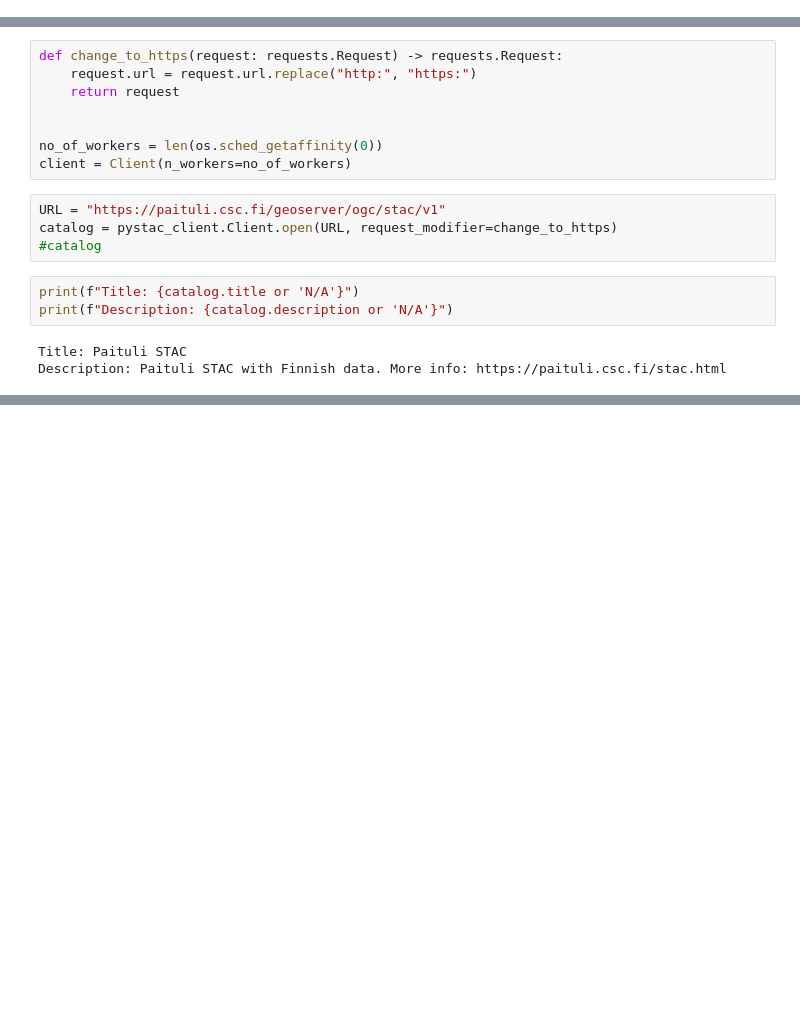
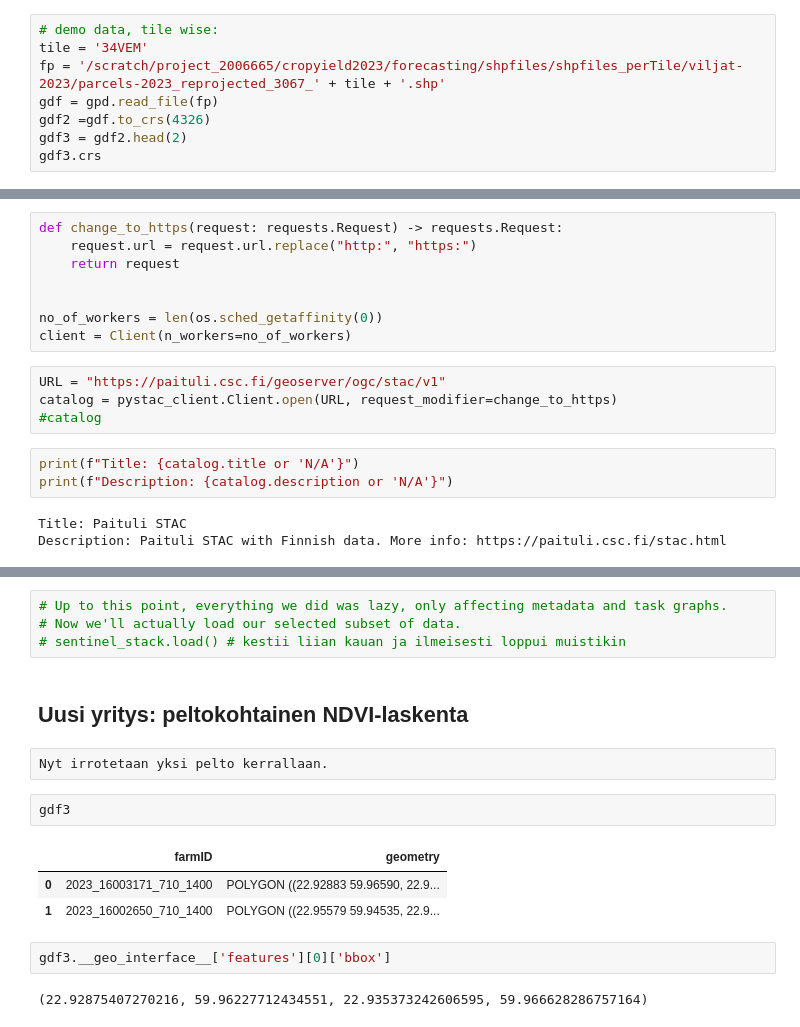
Before and after one commit to myliheik/agriNDVI, a Jupyter notebook: notebooks/testing-NDVI-STAC.ipynb, the cells around one changed output, grey strips where cells are left out. Drawn from its saved outputs; the diff is of its cells as text; blank space fills up the shorter version.

```diff
--- a/notebooks/testing-NDVI-STAC.ipynb
+++ b/notebooks/testing-NDVI-STAC.ipynb
@@ -20,0 +50,8 @@ import pandas as pd
+# %%
+# demo data, tile wise:
+tile = '34VEM'
+fp = '/scratch/project_2006665/cropyield2023/forecasting/shpfiles/shpfiles_perTile/viljat-2023/parcels-2023_reprojected_3067_' + tile + '.shp'
+gdf = gpd.read_file(fp)
+gdf2 =gdf.to_crs(4326)
+gdf3 = gdf2.head(2)
+gdf3.crs
@@ -71,0 +252,18 @@ Wall time: 356 ms
+# %%
+# Up to this point, everything we did was lazy, only affecting metadata and task graphs.
+# Now we'll actually load our selected subset of data.
+# sentinel_stack.load() # kestii liian kauan ja ilmeisesti loppui muistikin
+# %% [markdown]
+## Uusi yritys: peltokohtainen NDVI-laskenta
+# %%
+Nyt irrotetaan yksi pelto kerrallaan.
+# %%
+gdf3
+# %% [output]
+|  | farmID | geometry |
+| 0 | 2023_16003171_710_1400 | POLYGON ((22.92883 59.96590, 22.9... |
+| 1 | 2023_16002650_710_1400 | POLYGON ((22.95579 59.94535, 22.9... |
+# %%
+gdf3.__geo_interface__['features'][0]['bbox']
+# %% [output]
+(22.92875407270216, 59.96227712434551, 22.935373242606595, 59.966628286757164)
```
Also changed, not shown: parts of 21 cells of this notebook.
